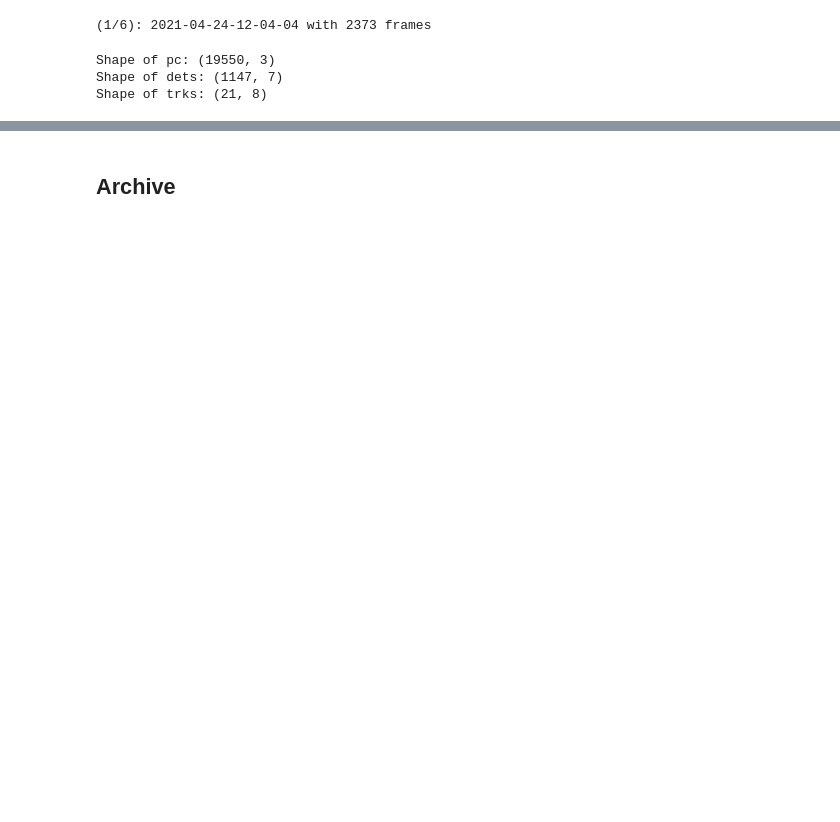
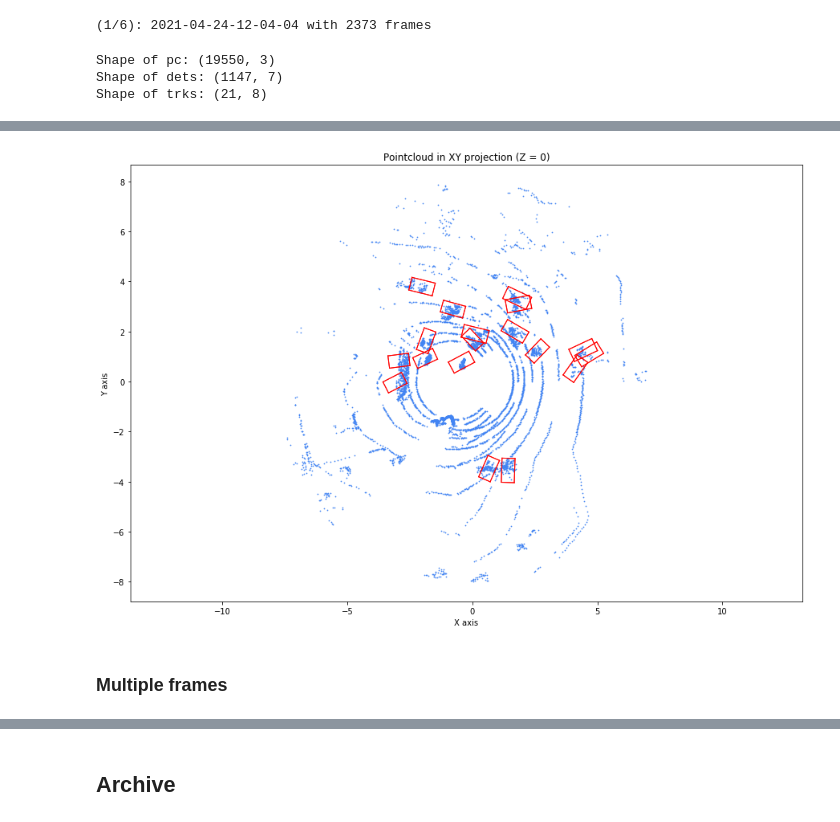
Before and after one commit to epfl-lasa/crowdbot-evaluation-tools, a Jupyter notebook: qolo/viz_img_2d.ipynb, the cells around one changed output, grey strips where cells are left out. Cells and saved outputs as stored; diff of their text form; code cells hidden in the pictures; blank space fills up the shorter version.

```diff
--- a/qolo/viz_img_2d.ipynb
+++ b/qolo/viz_img_2d.ipynb
@@ -310,0 +476,11 @@ plt.show()
+# %%
+fig_xy = plt.figure(figsize=(15, 10))
+fig_xy = display_frame(
+    fig_xy, pc, axes_limits=get_limits(pc), bbox=trks,
+)
+
+plt.show()
+# %% [output]
+[figure, added]
+# %% [markdown]
+### Multiple frames
```
Also changed, not shown: parts of 24 cells of this notebook, 2 other files.
